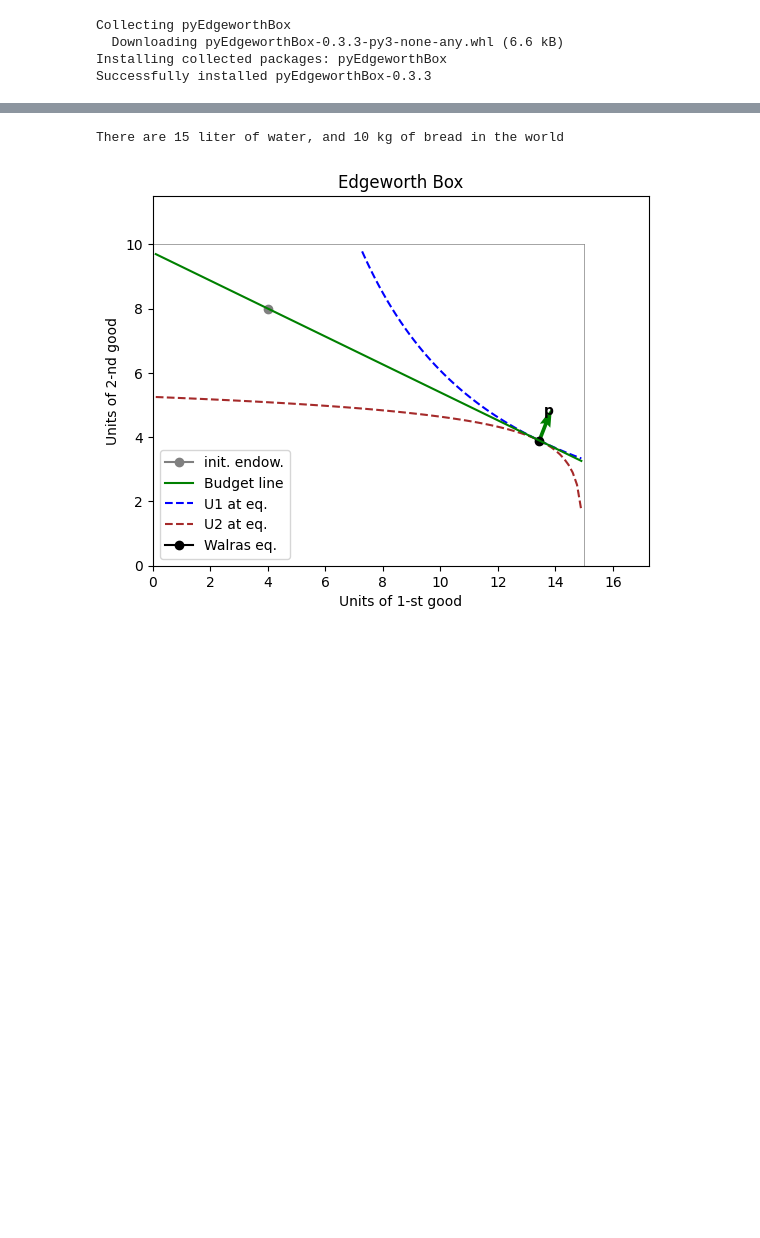
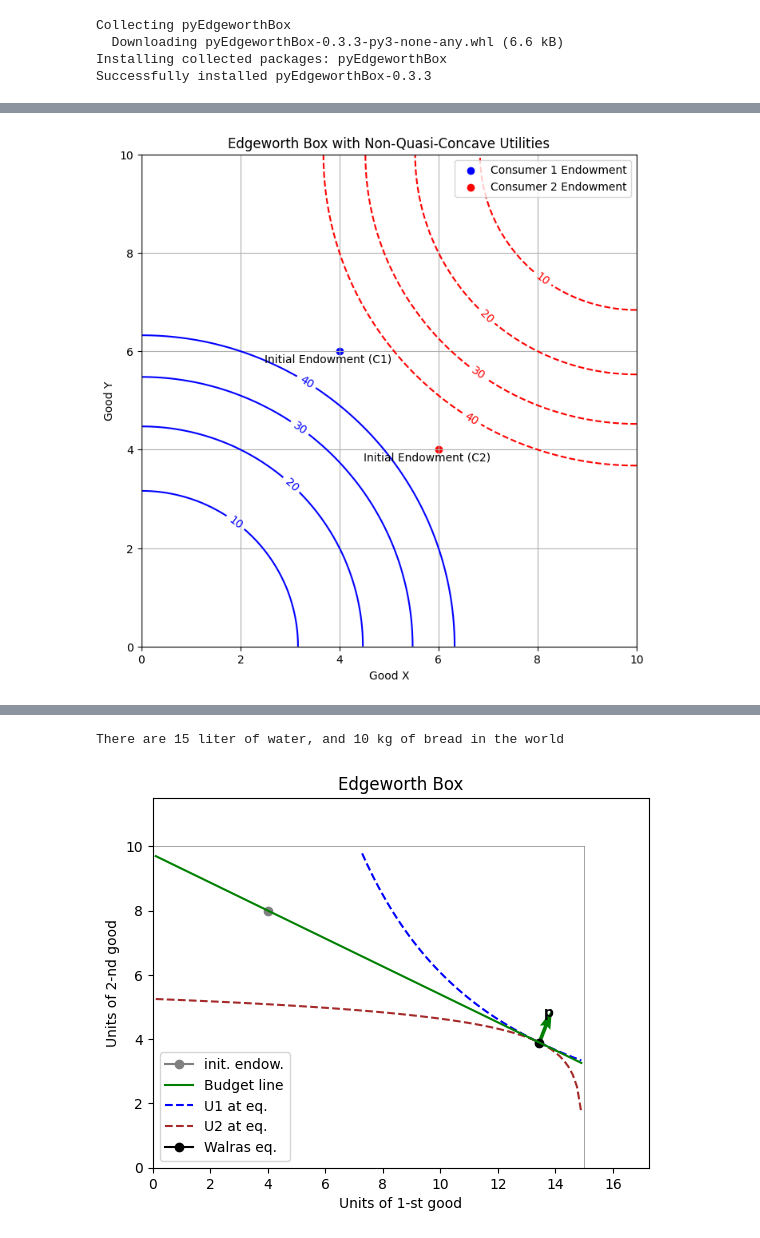
Before and after one commit to ifydivinelove/alx-low_level_programming, a Jupyter notebook: Edgeworth_box.ipynb, the cells around one changed output, grey strips where cells are left out. Cells and saved outputs as stored; diff of their text form; code cells hidden in the pictures; blank space fills up the shorter version.

```diff
--- a/Edgeworth_box.ipynb
+++ b/Edgeworth_box.ipynb
@@ -9,0 +25,46 @@ Successfully installed pyEdgeworthBox-0.3.3
+# %%
+# Define the utility functions manually for plotting
+def u1(x, y):
+    return x ** 2 + y ** 2
+
+def u2(x, y):
+    return x ** 2 + y ** 2
+# %%
+# Create a grid for the plot
+x = np.linspace(0, 10, 100)
+y = np.linspace(0, 10, 100)
+X, Y = np.meshgrid(x, y)
+# %%
+# Define levels for contour plots to represent indifference curves
+levels_U = [10, 20, 30, 40]
+# %%
+# Setting up the plot
+fig, ax = plt.subplots(figsize=(8, 8))
+
+# Plot Consumer 1's indifference curves
+contour1 = ax.contour(X, Y, u1(X, Y), levels_U, colors='blue')
+ax.clabel(contour1, inline=True, fontsize=10)
+
+# Plot Consumer 2's indifference curves
+contour2 = ax.contour(10 - X, 10 - Y, u2(X, Y), levels_U, colors='red', linestyles='dashed')
+ax.clabel(contour2, inline=True, fontsize=10)
+
+# Mark initial endowments
+plt.scatter(4, 6, color='blue', label='Consumer 1 Endowment')
+plt.scatter(6, 4, color='red', label='Consumer 2 Endowment')
+
+# Annotate initial endowments
+plt.annotate('Initial Endowment (C1)', (4, 6), textcoords="offset points", xytext=(-10,-10), ha='center')
+plt.annotate('Initial Endowment (C2)', (6, 4), textcoords="offset points", xytext=(-10,-10), ha='center')
+
+# Labels and customization
+ax.set_xlim(0, 10)
+ax.set_ylim(0, 10)
+ax.set_xlabel('Good X')
+ax.set_ylabel('Good Y')
+ax.set_title('Edgeworth Box with Non-Quasi-Concave Utilities')
+ax.legend()
+plt.grid(True)
+plt.show()
+# %% [output]
+[figure, added]
```
Also changed, not shown: parts of 11 cells of this notebook.
